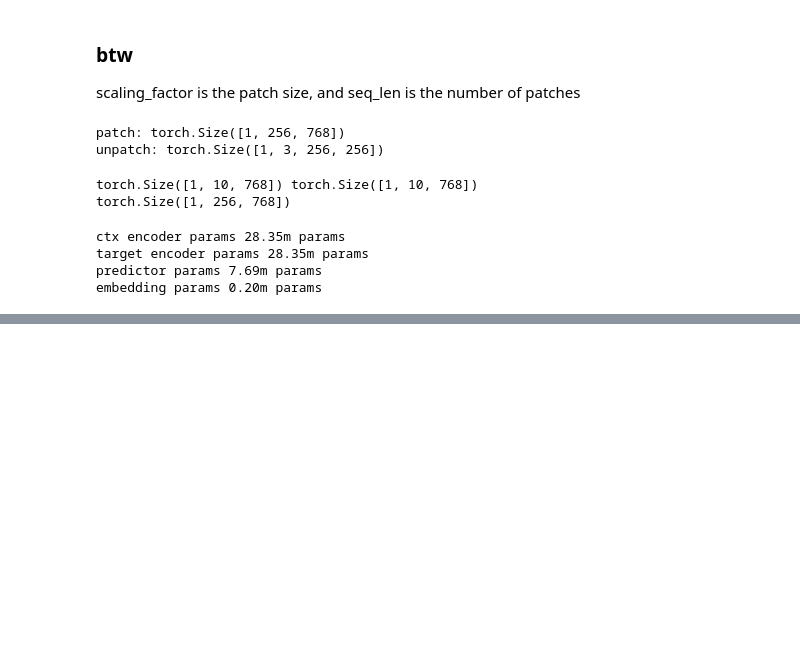
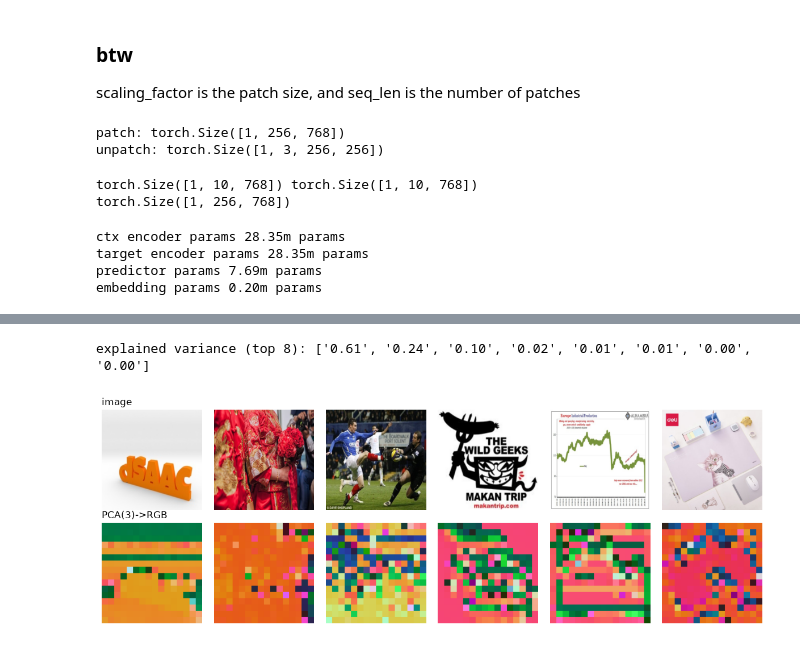
Before and after one commit to flappybird1084/wm1, a Jupyter notebook: test_1.ipynb, the cells around one changed output, grey strips where cells are left out. Drawn from its saved outputs; the diff is of its cells as text; code cells hidden in the pictures; blank space fills up the shorter version.

```diff
--- a/test_1.ipynb
+++ b/test_1.ipynb
@@ -316,0 +405,42 @@ plt.axis("off"); plt.show()
+# %%
+# ---- PCA feature maps (DINO-style) ----
+# Per-patch 768-d embeddings -> top PCA components -> RGB -> 16x16 patch grid.
+# Coherent colored blobs => the encoder groups semantically-similar regions.
+# NOTE: per-dim whitening stops any single high-variance dim from dominating PCA.
+# With the encoder's final LayerNorm now in place the outlier-dim hijack is gone,
+# so PC1 is usually real content -> drop_first defaults to False (flip to compare).
+
+n_imgs = 6
+it = iter(loader)
+imgs = torch.cat([next(it) for _ in range(n_imgs)], dim=0).to(device)  # (n,3,256,256)
+
+model.eval()
+with torch.no_grad():
+  x = model.embed_mlp(patchify(imgs, model.seq)) + model.embed(model.pos_idx)  # patch-embed + pos-emb, exactly as forward()
+  emb = model.target_encoder(x)                               # (n, S, D)
+n, S, D = emb.shape
+g = int(S**0.5)  # 16
+
+flat = emb.reshape(-1, D)
+flat = (flat - flat.mean(0, keepdim=True)) / (flat.std(0, keepdim=True) + 1e-6)  # per-dim whiten
+
+_, Sv, V = torch.pca_lowrank(flat, q=8)
+evr = (Sv**2) / (Sv**2).sum()
+print("explained variance (top 8):", [f"{e:.2f}" for e in evr.tolist()])
+
+drop_first = False                                 # with final LN, PC1 is usually content; set True to drop it
+comps = slice(1, 4) if drop_first else slice(0, 3)
+proj = flat @ V[:, comps]                                            # (n*S, 3)
+proj = (proj - proj.amin(0)) / (proj.amax(0) - proj.amin(0) + 1e-6)  # -> [0,1] per channel
+proj = proj.reshape(n, g, g, 3).cpu()
+
+fig, axes = plt.subplots(2, n_imgs, figsize=(2*n_imgs, 4.2))
+for i in range(n_imgs):
+  axes[0, i].imshow(imgs[i].cpu().permute(1, 2, 0).numpy()); axes[0, i].axis("off")
+  pca_map = F.interpolate(proj[i].permute(2, 0, 1)[None], size=(256, 256), mode="nearest")
+  axes[1, i].imshow(pca_map[0].permute(1, 2, 0).numpy()); axes[1, i].axis("off")
+axes[0, 0].set_title("image", loc="left"); axes[1, 0].set_title("PCA(3)->RGB", loc="left")
+plt.tight_layout(); plt.show()
+# %% [output]
+explained variance (top 8): ['0.61', '0.24', '0.10', '0.02', '0.01', '0.01', '0.00', '0.00']
+[figure, added]
```
Also changed, not shown: parts of 5 cells of this notebook, 2 other files.
